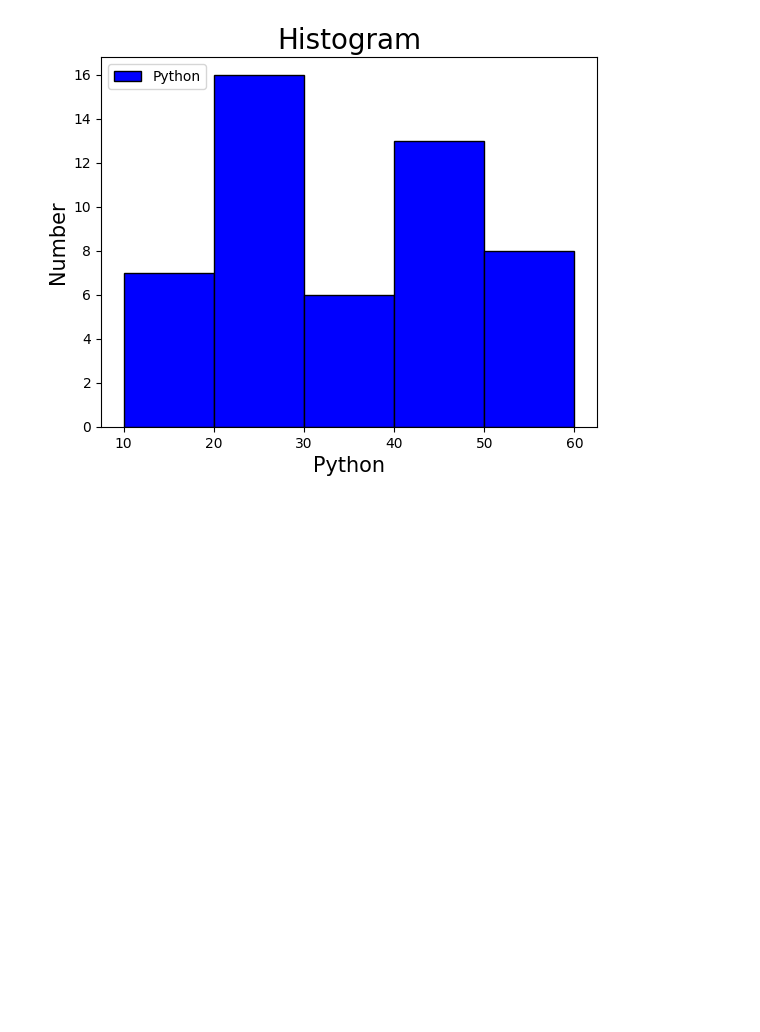
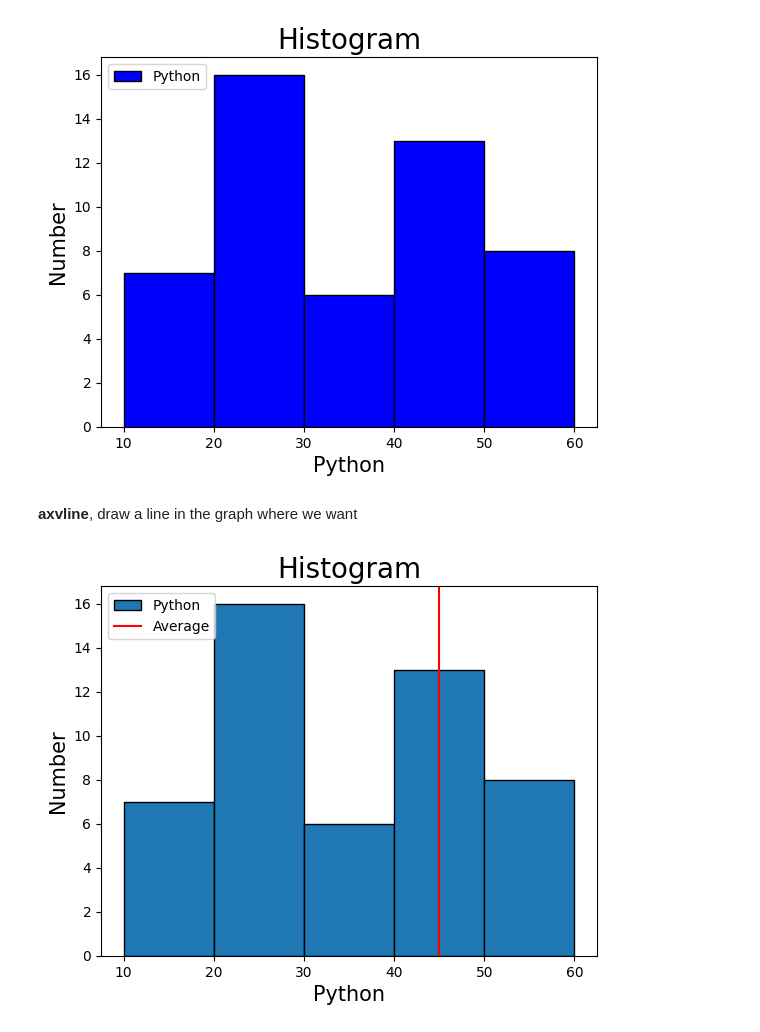
Before and after one commit to Musawer-Afzal/AI-Engineering, a Jupyter notebook: Matplotlib/hist_plot.ipynb, the cells around one changed output. Saved outputs shown, nothing was run; the diff lists cells and outputs as text; code cells hidden in the pictures; blank space fills up the shorter version.

Commit message:
axvline using plt

```diff
--- a/Matplotlib/hist_plot.ipynb
+++ b/Matplotlib/hist_plot.ipynb
@@ -188,3 +188,24 @@ plt.legend(loc = "upper left")
 plt.show()
 # %% [output]
 [figure]
+# %% [markdown]
+**axvline**, draw a line in the graph where we want
+# %%
+number = [31, 27, 41, 22, 54, 37, 48, 25, 12, 28, 49, 53, 22, 45, 29, 33, 50, 45, 53, 24, 41, 16, 29, 14, 46, 34, 52, 22, 48, 51, 29, 15, 34, 28, 37, 19, 41, 45, 25, 55, 26, 11, 45, 16, 45, 25, 46, 21, 26, 56]
+l = [10, 20, 30, 40, 50, 60]
+
+plt.hist(
+    number,
+    edgecolor = "black",
+    bins = l,
+    label = "Python"
+)
+
+plt.title("Histogram", fontsize = 20)
+plt.xlabel("Python", fontsize = 15)
+plt.ylabel("Number", fontsize = 15)
+plt.axvline(x = 45, color = "red", label = "Average")
+plt.legend(loc = "upper left")
+plt.show()
+# %% [output]
+[figure, added]
```
